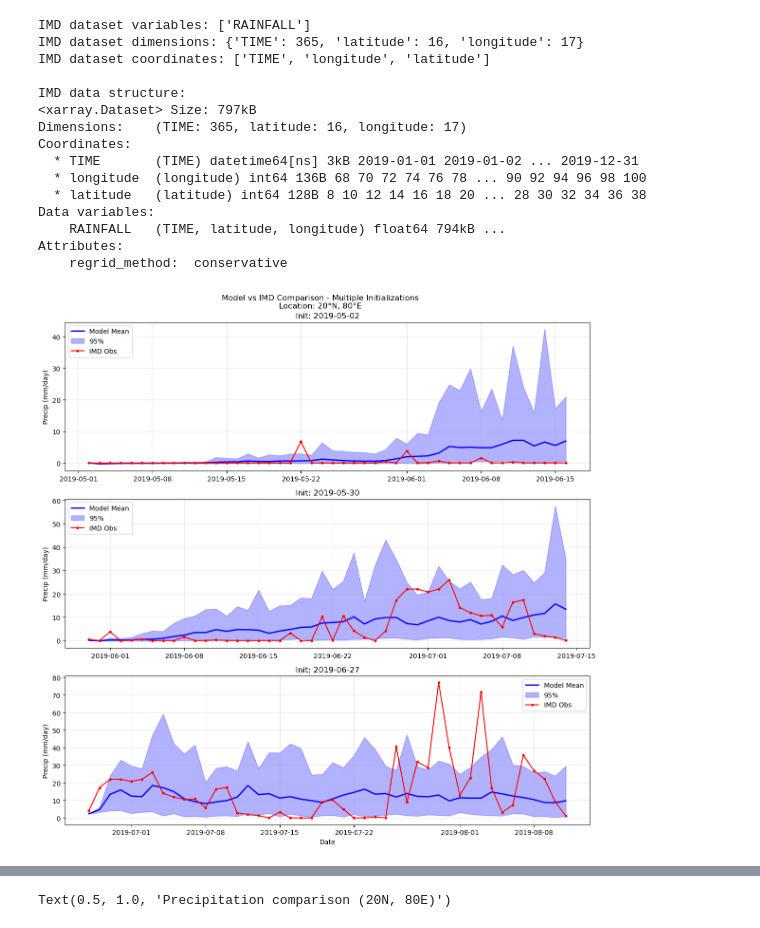
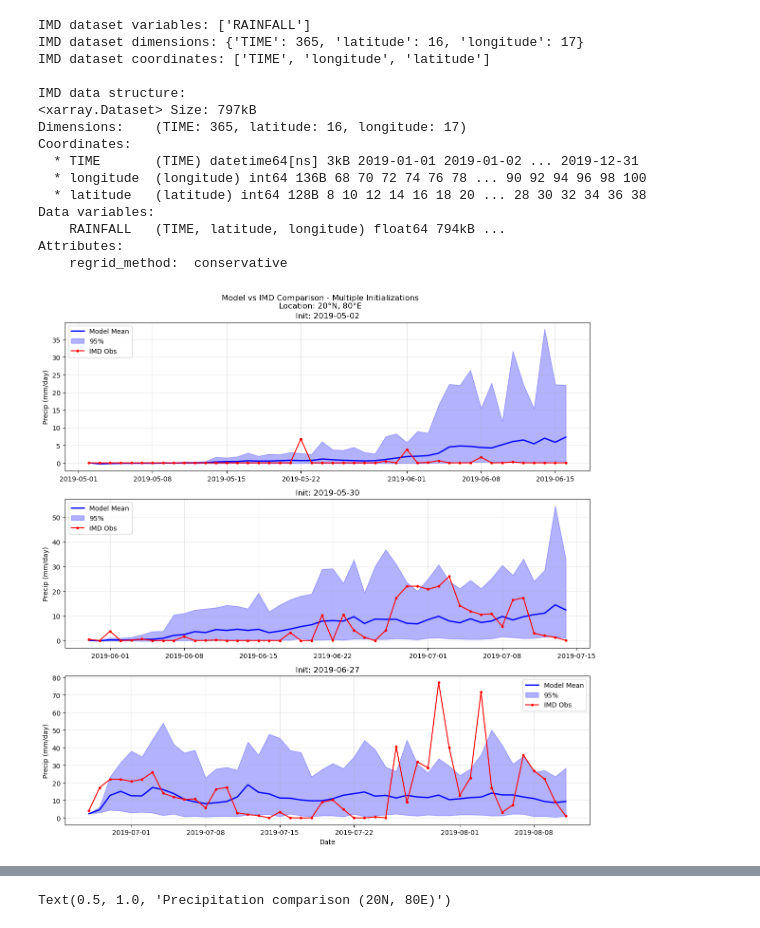
Before and after one commit to masak1112/benchmark-dev, a Jupyter notebook: metrics/monsoon/jupyter_notebooks/explore_amiptype_model_data.ipynb, the cells around one changed output, grey strips where cells are left out. Cells and saved outputs as stored; diff of their text form; code cells hidden in the pictures.

```diff
--- a/metrics/monsoon/jupyter_notebooks/explore_amiptype_model_data.ipynb
+++ b/metrics/monsoon/jupyter_notebooks/explore_amiptype_model_data.ipynb
@@ -119,7 +126,7 @@ def compare_model_imd_multiple_inits(ds, imd_ds, lat_sel=20, lon_sel=80, n_inits
     if n_inits == 1:
         axes = [axes]
 
-    ds_stats = ds["PRATEsfc_24h"] * 86400
+    ds_stats = ds["tp"]
 
     for i in range(n_inits):
         init_idx = i * (len(ds.init_time) // n_inits)  # Spread out init times
@@ -162,9 +169,8 @@ def compare_model_imd_multiple_inits(ds, imd_ds, lat_sel=20, lon_sel=80, n_inits
     plt.show()
 
 # Run the comparison
-compare_model_imd_multiple_inits(ds2, imd_ds, lat_sel=20, lon_sel=80, n_inits=3)
-# %% [output]
-[figure, removed]
 # %%
-ds3 = xr.open_dataset("/glade/work/rajatm/benchmark-dev/metrics/monsoon/jupyter_notebooks/yearly_outputs_parallel/2019.nc")
+compare_model_imd_multiple_inits(ds3, imd_ds, lat_sel=20, lon_sel=80, n_inits=3)
+# %% [output]
+[figure, added]
 # %%
```
Also changed, not shown: parts of 12 cells of this notebook, 11 other files.
